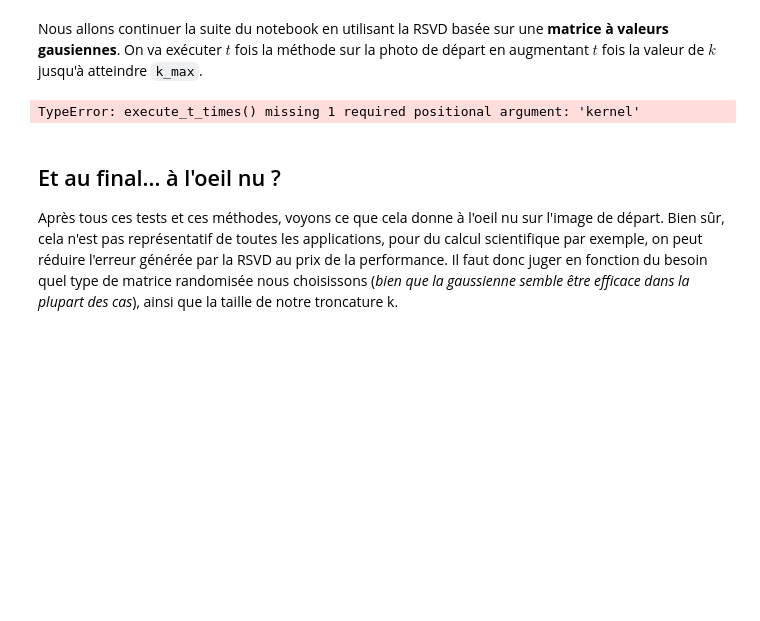
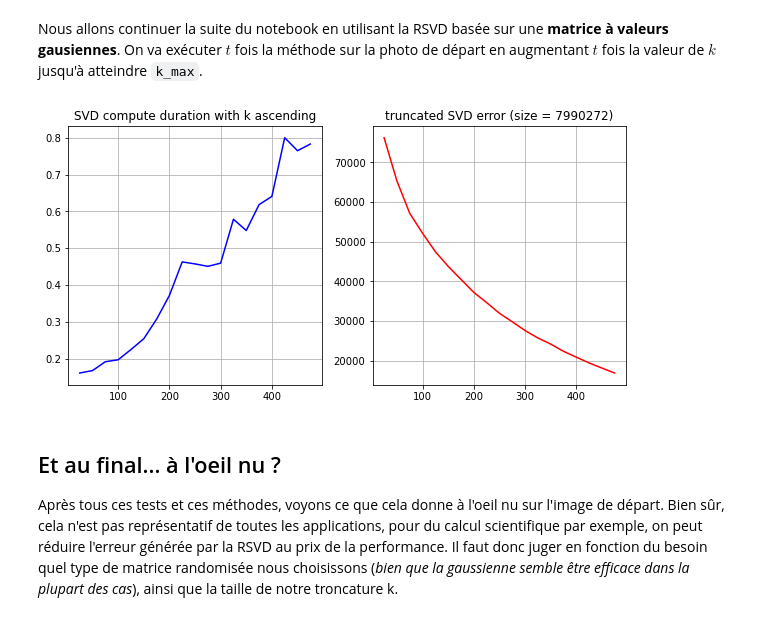
Before and after one commit to Aympab/randomized-svd, a Jupyter notebook: main.ipynb, the cells around one changed output. Cells and saved outputs as stored; diff of their text form; code cells hidden in the pictures; blank space fills up the shorter version.

```diff
--- a/main.ipynb
+++ b/main.ipynb
@@ -205,13 +205,13 @@ On va exécuter $t$ fois la méthode sur la photo de départ en augmentant $t$ f
 # %%
 ##########
 # WARNING : long cell
 ##########
 k_max = 500
 t = 10
 
-execute_t_times(20, r_svd, A, k_max, verbose=0)
+execute_t_times(20, r_svd, A, k_max, kernel="gaussian", verbose=0)
 # %% [output]
-TypeError: execute_t_times() missing 1 required positional argument: 'kernel'
+[figure, added]
 # %% [markdown]
 ## Et au final... à l'oeil nu ?
 Après tous ces tests et ces méthodes, voyons ce que cela donne à l'oeil nu sur l'image de départ. Bien sûr, cela n'est pas représentatif de toutes les applications, pour du calcul scientifique par exemple, on peut réduire l'erreur générée par la RSVD au prix de la performance. Il faut donc juger en fonction du besoin quel type de matrice randomisée nous choisissons (*bien que la gaussienne semble être efficace dans la plupart des cas*), ainsi que la taille de notre troncature k.
```
Also changed, not shown: parts of 6 cells of this notebook.
